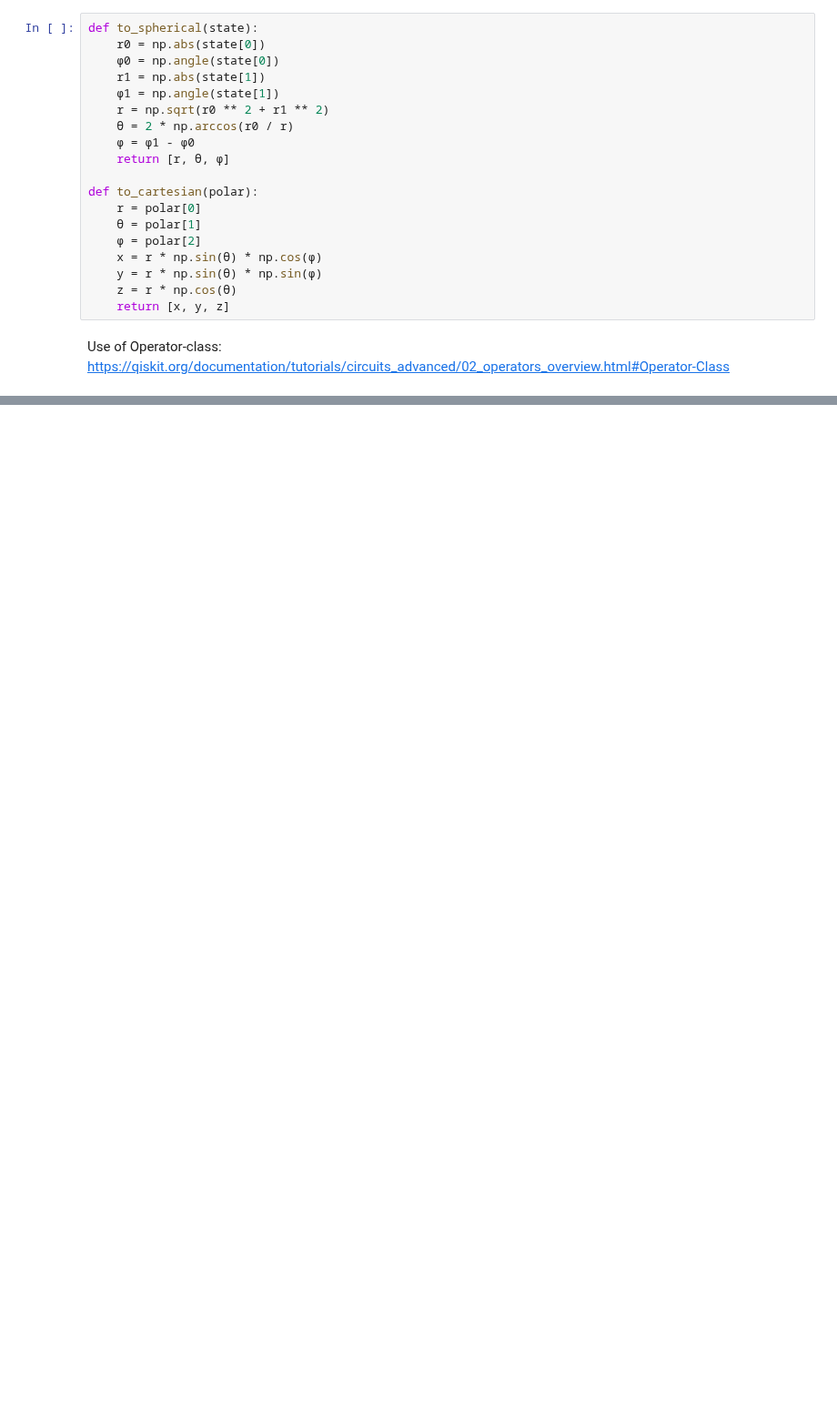
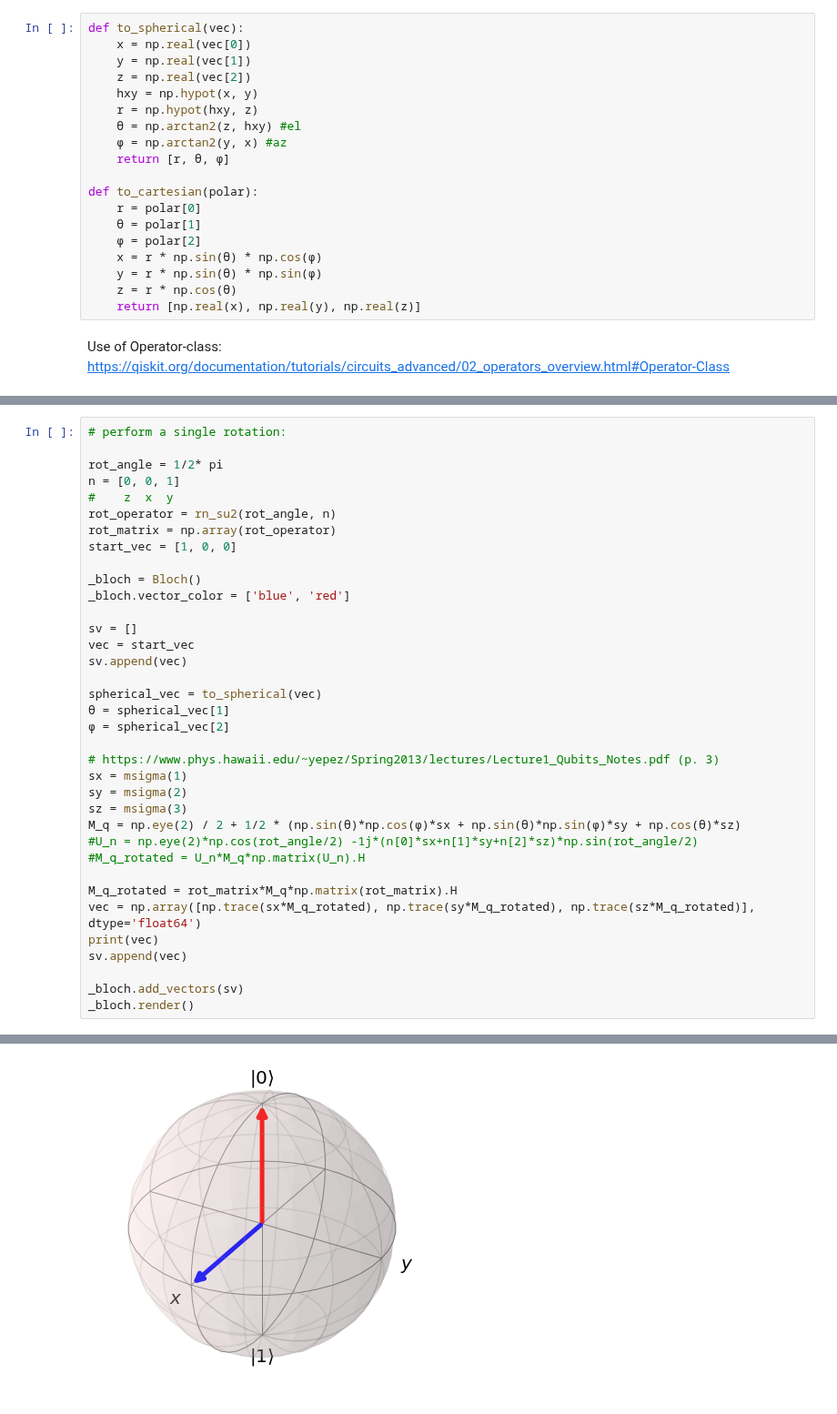
Before and after one commit to Sultanow/quantum, a Jupyter notebook: bloch_sphere/rotate_su2_qiskit.ipynb, the cells around one changed output, grey strips where cells are left out. Shown at 91% size. Cells and saved outputs as stored; diff of their text form; blank space fills up the shorter version.

Commit message:
update rotate_su2_qiskit.ipynb, rotate_su2_qiskit_garbage.ipynb

```diff
--- a/bloch_sphere/rotate_su2_qiskit.ipynb
+++ b/bloch_sphere/rotate_su2_qiskit.ipynb
@@ -198,12 +19,12 @@ sz = pauli.SigmaZ()
 # %%
-def to_spherical(state):
-    r0 = np.abs(state[0])
-    ϕ0 = np.angle(state[0])
-    r1 = np.abs(state[1])
-    ϕ1 = np.angle(state[1])
-    r = np.sqrt(r0 ** 2 + r1 ** 2)
-    θ = 2 * np.arccos(r0 / r)
-    ϕ = ϕ1 - ϕ0
+def to_spherical(vec):
+    x = np.real(vec[0])
+    y = np.real(vec[1])
+    z = np.real(vec[2])
+    hxy = np.hypot(x, y)
+    r = np.hypot(hxy, z)
+    θ = np.arctan2(z, hxy) #el
+    ϕ = np.arctan2(y, x) #az
     return [r, θ, ϕ]
 
 def to_cartesian(polar):
@@ -213,6 +34,6 @@ def to_cartesian(polar):
     x = r * np.sin(θ) * np.cos(ϕ)
     y = r * np.sin(θ) * np.sin(ϕ)
     z = r * np.cos(θ)
-    return [x, y, z]
+    return [np.real(x), np.real(y), np.real(z)]
 # %% [markdown]
 Use of Operator-class: https://qiskit.org/documentation/tutorials/circuits_advanced/02_operators_overview.html#Operator-Class
@@ -367,0 +68,37 @@ circuit.add_bits(points)
+# %%
+# perform a single rotation:
+
+rot_angle = 1/2* pi
+n = [0, 0, 1]
+#    z  x  y
+rot_operator = rn_su2(rot_angle, n)
+rot_matrix = np.array(rot_operator)
+start_vec = [1, 0, 0]
+
+_bloch = Bloch()
+_bloch.vector_color = ['blue', 'red']
+
+sv = []
+vec = start_vec
+sv.append(vec)
+
+spherical_vec = to_spherical(vec)
+θ = spherical_vec[1]
+ϕ = spherical_vec[2]
+
+# https://www.phys.hawaii.edu/~yepez/Spring2013/lectures/Lecture1_Qubits_Notes.pdf (p. 3)
+sx = msigma(1)
+sy = msigma(2)
+sz = msigma(3)
+M_q = np.eye(2) / 2 + 1/2 * (np.sin(θ)*np.cos(ϕ)*sx + np.sin(θ)*np.sin(ϕ)*sy + np.cos(θ)*sz)
+#U_n = np.eye(2)*np.cos(rot_angle/2) -1j*(n[0]*sx+n[1]*sy+n[2]*sz)*np.sin(rot_angle/2)
+#M_q_rotated = U_n*M_q*np.matrix(U_n).H
+
+M_q_rotated = rot_matrix*M_q*np.matrix(rot_matrix).H
+vec = np.array([np.trace(sx*M_q_rotated), np.trace(sy*M_q_rotated), np.trace(sz*M_q_rotated)], dtype='float64')
+print(vec)
+sv.append(vec)
+
+_bloch.add_vectors(sv)
+_bloch.render()
+# %% [output]
@@ -367,0 +106 @@ circuit.add_bits(points)
+[figure, added]
```
Also changed, not shown: parts of 13 cells of this notebook, 1 other file.
